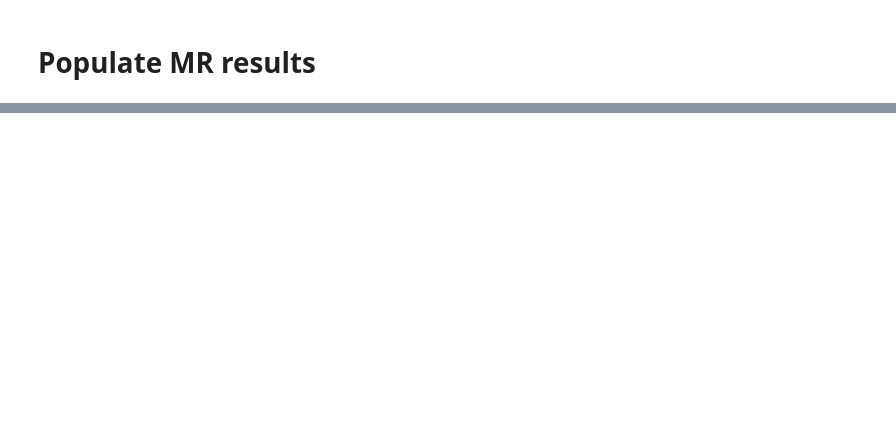
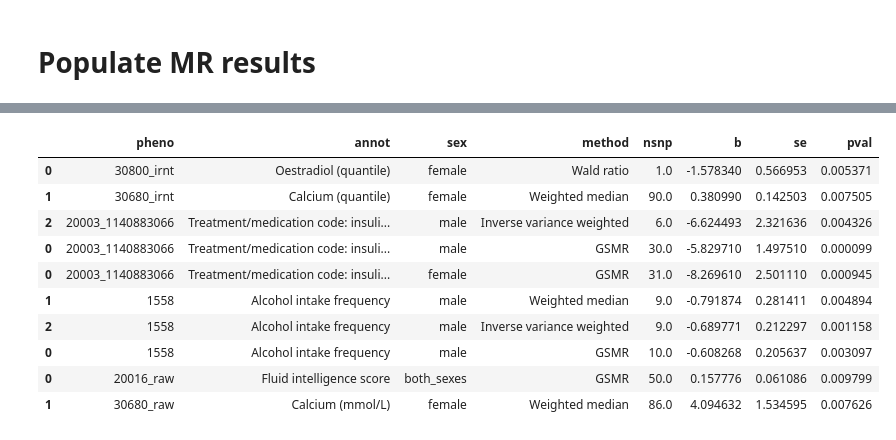
Before and after one commit to hirotaka-i/sex_mr_pd, a Jupyter notebook: Main.ipynb, the cells around one changed output, grey strips where cells are left out. Cells and saved outputs as stored; diff of their text form; code cells hidden in the pictures; blank space fills up the shorter version.

```diff
--- a/Main.ipynb
+++ b/Main.ipynb
@@ -277,3 +444,17 @@ d[(d.method=='GSMR')&(d.pval<0.05)]
+# %%
+d[d.pval<0.01]
+# %% [output]
+|  | pheno | annot | sex | method | nsnp | b | se | pval |
+| 0 | 30800_irnt | Oestradiol (quantile) | female | Wald ratio | 1.0 | -1.578340 | 0.566953 | 0.005371 |
+| 1 | 30680_irnt | Calcium (quantile) | female | Weighted median | 90.0 | 0.380990 | 0.142503 | 0.007505 |
+| 2 | 20003_1140883066 | Treatment/medication code: insuli... | male | Inverse variance weighted | 6.0 | -6.624493 | 2.321636 | 0.004326 |
+| 0 | 20003_1140883066 | Treatment/medication code: insuli... | male | GSMR | 30.0 | -5.829710 | 1.497510 | 0.000099 |
+| 0 | 20003_1140883066 | Treatment/medication code: insuli... | female | GSMR | 31.0 | -8.269610 | 2.501110 | 0.000945 |
+| 1 | 1558 | Alcohol intake frequency | male | Weighted median | 9.0 | -0.791874 | 0.281411 | 0.004894 |
+| 2 | 1558 | Alcohol intake frequency | male | Inverse variance weighted | 9.0 | -0.689771 | 0.212297 | 0.001158 |
+| 0 | 1558 | Alcohol intake frequency | male | GSMR | 10.0 | -0.608268 | 0.205637 | 0.003097 |
+| 0 | 20016_raw | Fluid intelligence score | both_sexes | GSMR | 50.0 | 0.157776 | 0.061086 | 0.009799 |
+| 1 | 30680_raw | Calcium (mmol/L) | female | Weighted median | 86.0 | 4.094632 | 1.534595 | 0.007626 |
 # %%
 import numpy as np
 import matplotlib.pyplot as plt
```
Also changed, not shown: parts of 13 cells of this notebook, 1 other file.
